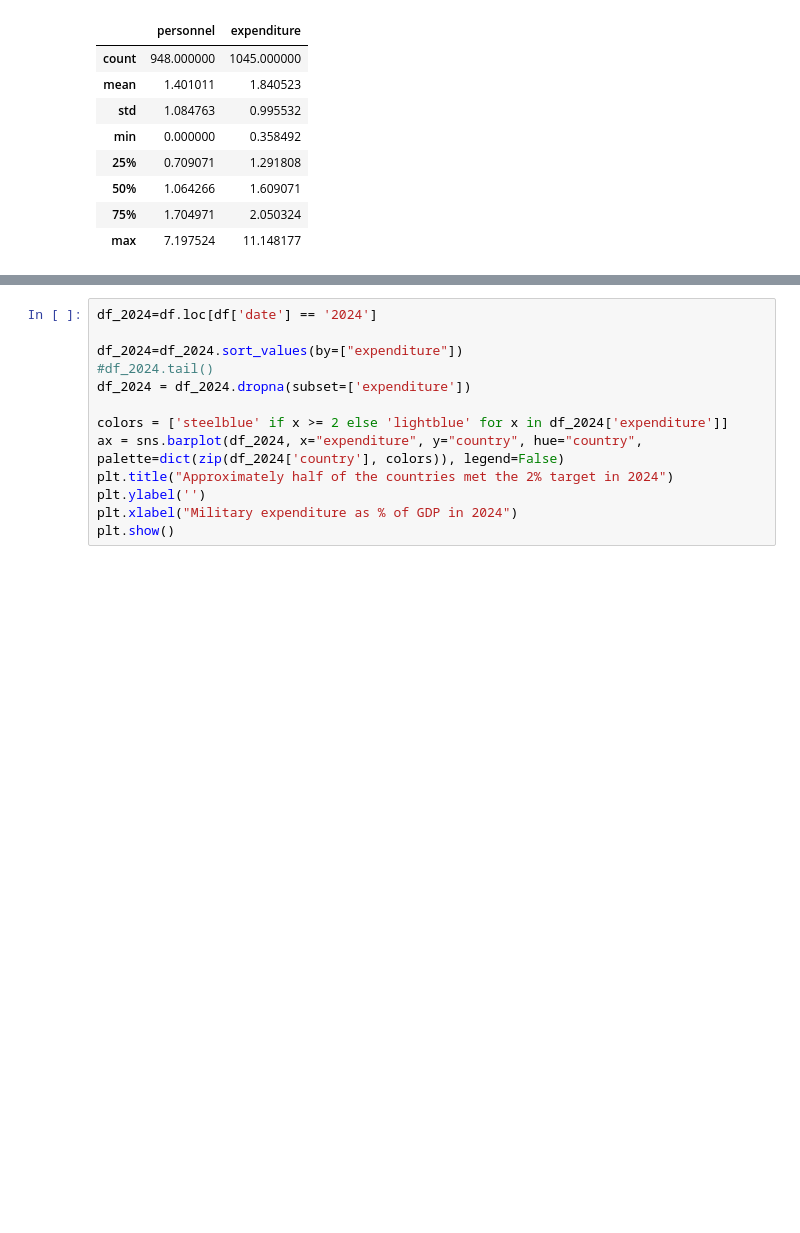
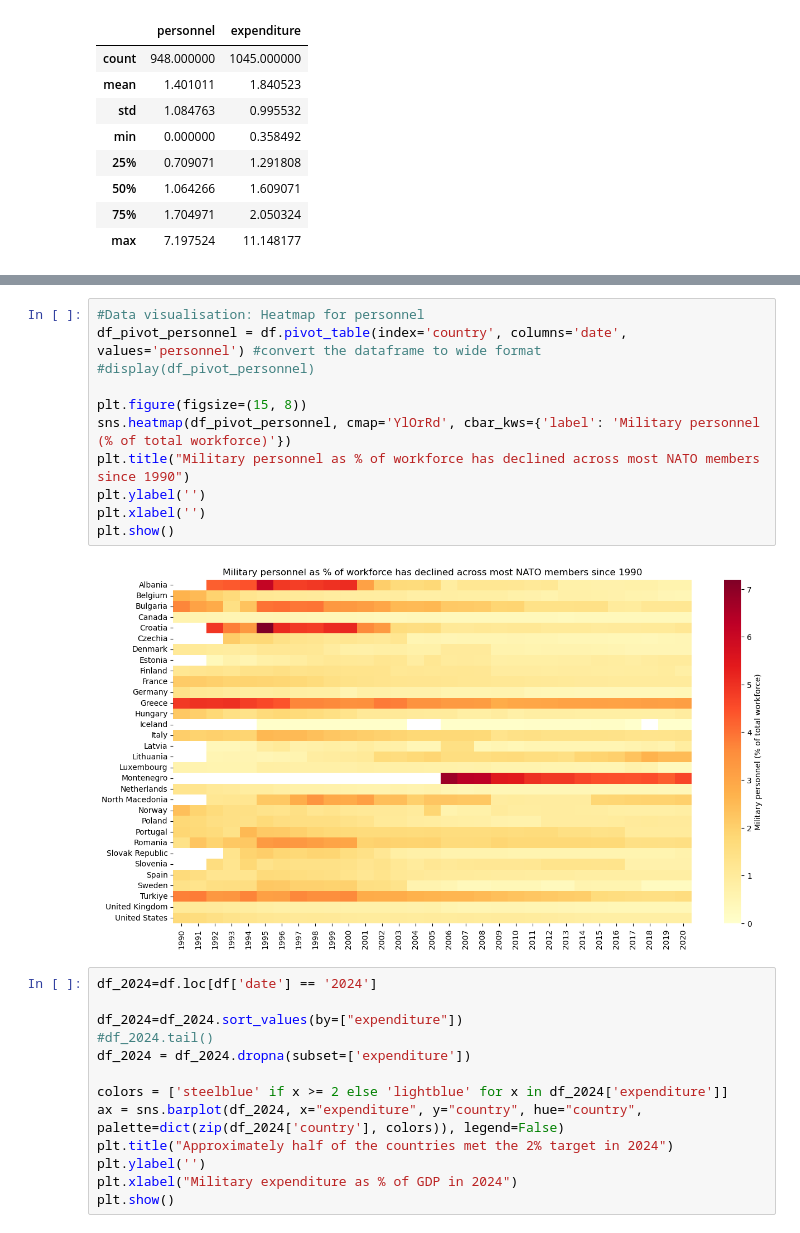
Before and after one commit to akpsspace/Hanken_PythonProgramming, a Jupyter notebook: Assignments/FinalAssignment/project.ipynb, the cells around one changed output, grey strips where cells are left out. Drawn from its saved outputs; the diff is of its cells as text; blank space fills up the shorter version.

```diff
--- a/Assignments/FinalAssignment/project.ipynb
+++ b/Assignments/FinalAssignment/project.ipynb
@@ -324,6 +346,19 @@ plt.xlabel('')
 plt.show()
 # %% [output]
 [figure]
+# %%
+#Data visualisation: Heatmap for personnel
+df_pivot_personnel = df.pivot_table(index='country', columns='date', values='personnel') #convert the dataframe to wide format
+#display(df_pivot_personnel)
+
+plt.figure(figsize=(15, 8))
+sns.heatmap(df_pivot_personnel, cmap='YlOrRd', cbar_kws={'label': 'Military personnel (% of total workforce)'})
+plt.title("Military personnel as % of workforce has declined across most NATO members since 1990")
+plt.ylabel('')
+plt.xlabel('')
+plt.show()
+# %% [output]
+[figure, added]
 # %%
 df_2024=df.loc[df['date'] == '2024']
 
```
Also changed, not shown: parts of 19 cells of this notebook, 6 other files.
